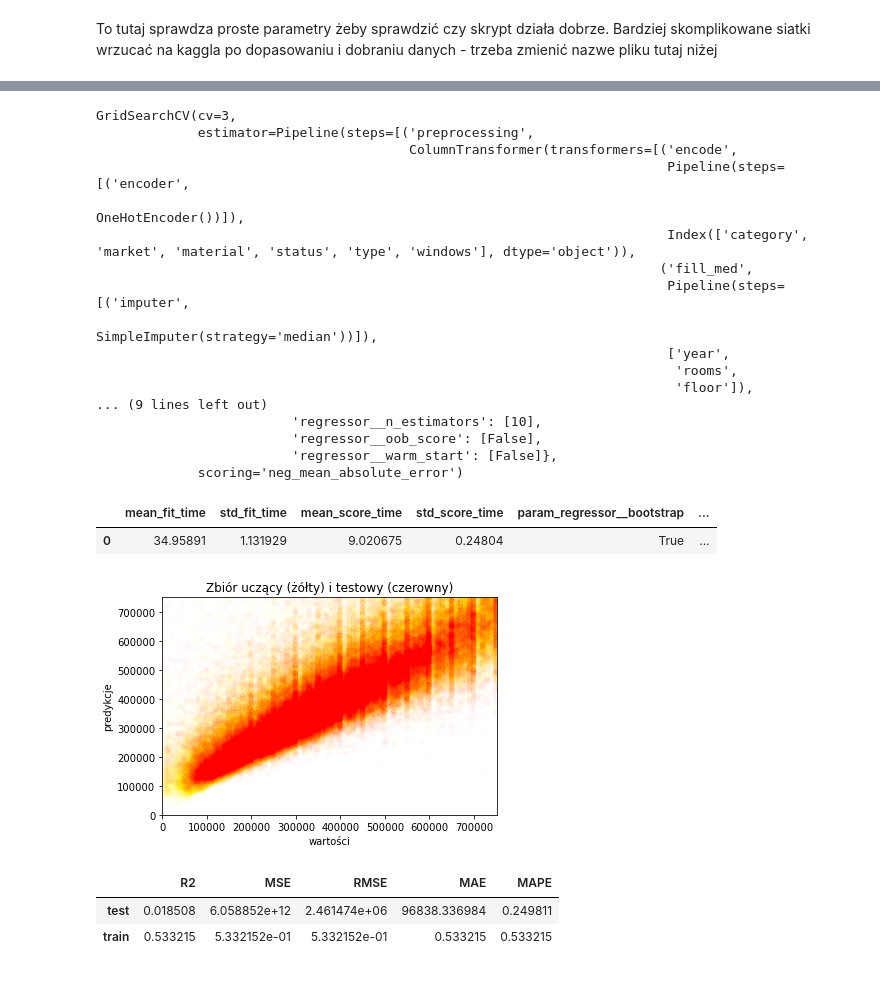
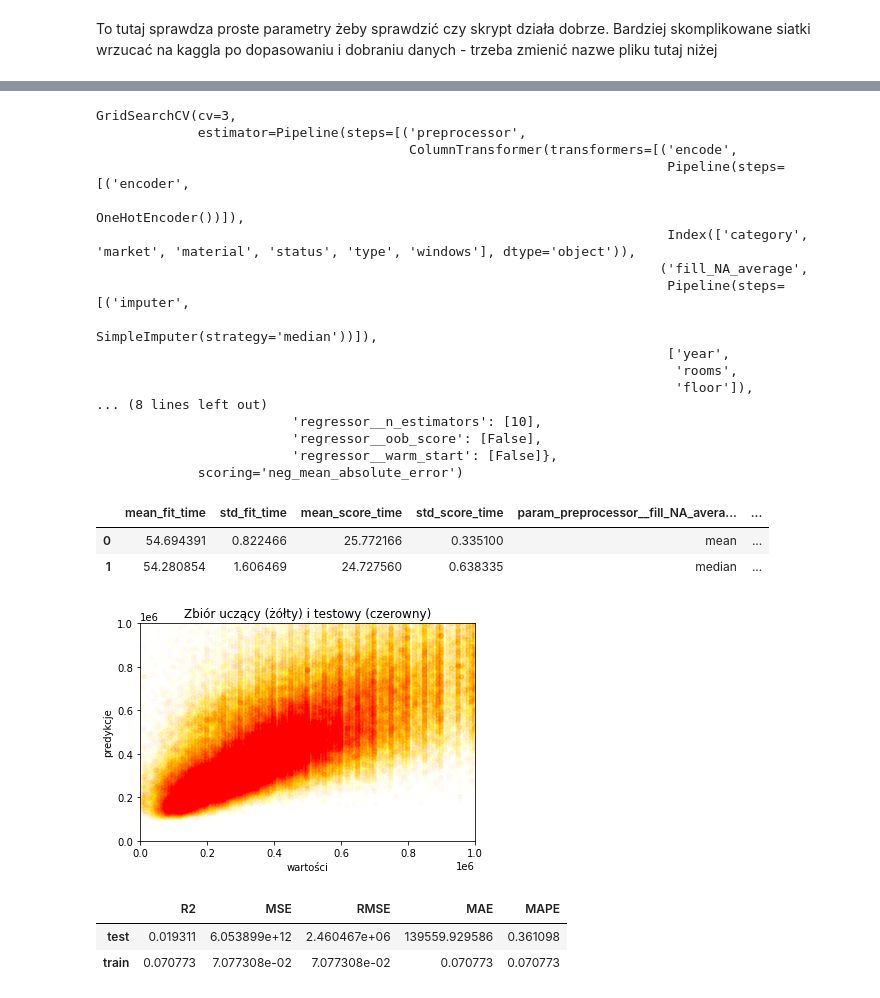
Before and after one commit to adamAfro/hereishouse, a Jupyter notebook: gridsearch/bagging.ipynb, the cells around one changed output, grey strips where cells are left out. Cells and saved outputs as stored; diff of their text form; code cells hidden in the pictures.

Commit message:
pipeline do taktyki mean albo median użyty

```diff
--- a/gridsearch/bagging.ipynb
+++ b/gridsearch/bagging.ipynb
@@ -4,7 +4,7 @@ Bardziej skomplikowane siatki wrzucać na kaggla po dopasowaniu i dobraniu danyc
 trzeba zmienić nazwe pliku tutaj niżej
 # %%
 # nazwy outputów
-TITLE = 'bagging'
+TITLE = 'bagging.10'
 
 # ścieżka do pliku z danymi
 DATA_PATH = '../dataset.reduced.csv'
@@ -17,12 +17,14 @@ OTHER_SCORES_CSV_PATERN = 'bagging'
 
 GRID = {
     'regressor__n_estimators': [10],
-    'regressor__max_samples': [0.5],
-    'regressor__max_features': [0.5],
+    'regressor__max_samples': [.001],
+    'regressor__max_features': [1.0],
     'regressor__bootstrap': [True],
     'regressor__bootstrap_features': [True],
     'regressor__oob_score': [False],
-    'regressor__warm_start': [False]
+    'regressor__warm_start': [False],
+
+    'preprocessor__fill_NA_average__imputer__strategy': ['mean', 'median']
 }
 # %%
 """Wczytanie"""
@@ -46,17 +46,17 @@ KeyboardInterrupt:
 # %%
 """Preproes NA = mediana | 0"""
 cat = train.select_dtypes(include='object').columns
-fill_med = ['year', 'rooms', 'floor']
-fill_0 = ['area_outside', 'rent']
-passthrough = [c for c in train.columns if c not in [*fill_med, *fill_0, *cat]]
+fill_NA_average = ['year', 'rooms', 'floor']
+fill_NA_0 = ['area_outside', 'rent']
+passthrough = [c for c in train.columns if c not in [*fill_NA_average, *fill_NA_0, *cat]]
 from sklearn.impute import SimpleImputer
 from sklearn.pipeline import Pipeline, make_pipeline
 from sklearn.compose import ColumnTransformer
 from sklearn.preprocessing import OneHotEncoder
-pre_med_0 = ColumnTransformer(transformers=[
+preprocessor = ColumnTransformer(transformers=[
     ('encode', Pipeline(steps=[('encoder', OneHotEncoder())]), cat),
-    ('fill_med', Pipeline(steps=[('imputer', SimpleImputer(strategy='median'))]), fill_med),
-    ('fill_0', Pipeline(steps=[('imputer', SimpleImputer(strategy='constant', fill_value=0))]), fill_0),
+    ('fill_NA_average', Pipeline(steps=[('imputer', SimpleImputer(strategy='median'))]), fill_NA_average),
+    ('fill_NA_0', Pipeline(steps=[('imputer', SimpleImputer(strategy='constant', fill_value=0))]), fill_NA_0),
     ('passthrough', make_pipeline('passthrough'), passthrough)
 ])
 # %%
@@ -65,7 +65,7 @@ from sklearn.ensemble import BaggingRegressor
 from sklearn.tree import DecisionTreeRegressor
 from sklearn.pipeline import Pipeline
 pipeline = Pipeline(steps=[
-    ('preprocessing', pre_med_0),
+    ('preprocessor', preprocessor),
     ('regressor', BaggingRegressor(estimator=DecisionTreeRegressor()))
 ])
 # %%
@@ -74,18 +74,18 @@ search = GridSearchCV(pipeline, GRID, cv=CROSS_VAL_N, scoring='neg_mean_absolute
 search.fit(train, y_train)
 # %% [output]
 GridSearchCV(cv=3,
-             estimator=Pipeline(steps=[('preprocessing',
+             estimator=Pipeline(steps=[('preprocessor',
                                         ColumnTransformer(transformers=[('encode',
                                                                          Pipeline(steps=[('encoder',
                                                                                           OneHotEncoder())]),
                                                                          Index(['category', 'market', 'material', 'status', 'type', 'windows'], dtype='object')),
-                                                                        ('fill_med',
+                                                                        ('fill_NA_average',
                                                                          Pipeline(steps=[('imputer',
                                                                                           SimpleImputer(strategy='median'))]),
                                                                          ['year',
                                                                           'rooms',
                                                                           'floor']),
-... (9 lines left out)
+... (8 lines left out)
                          'regressor__n_estimators': [10],
                          'regressor__oob_score': [False],
                          'regressor__warm_start': [False]},
@@ -107,11 +107,14 @@ for file_name in glob.glob(f'{OTHER_SCORES_CSV_PATERN}.*.csv'):
 from pandas import DataFrame, to_numeric
 cv_scores = DataFrame(search.cv_results_).drop('params', axis=1)
 cv_scores = cv_scores.apply(to_numeric, errors='coerce')
+cv_scores_errored = cv_scores.columns[cv_scores.isnull().any()].tolist()
+cv_scores[cv_scores_errored] = DataFrame(search.cv_results_)[cv_scores_errored]
 cv_scores.to_csv(f'{TITLE}.csv')
 cv_scores
 # %% [output]
-|  | mean_fit_time | std_fit_time | mean_score_time | std_score_time | param_regressor__bootstrap | ... |
-| 0 | 34.95891 | 1.131929 | 9.020675 | 0.24804 | True | ... |
+|  | mean_fit_time | std_fit_time | mean_score_time | std_score_time | param_preprocessor__fill_NA_avera... | ... |
+| 0 | 54.694391 | 0.822466 | 25.772166 | 0.335100 | mean | ... |
+| 1 | 54.280854 | 1.606469 | 24.727560 | 0.638335 | median | ... |
 # %%
 def scatter_3d(df,
     x_col, x_title,
@@ -178,16 +184,16 @@ pred_test = Series(model.predict(test))
 # %%
 """Wykres predykcji"""
 from pandas import DataFrame, Series
 DataFrame({ 'y': [*y_train, *y_test], 'p': [*pred_train, *pred_test]}).plot(
     kind='scatter',
     title="Zbiór uczący (żółty) i testowy (czerowny)",
-    x='y', xlabel='wartości', xlim=(0, pred_test.quantile(.90)),
-    y='p', ylabel='predykcje', ylim=(0, pred_test.quantile(.90)),
+    x='y', xlabel='wartości', xlim=(0, pred_test.quantile(.95)),
+    y='p', ylabel='predykcje', ylim=(0, pred_test.quantile(.95)),
     c=Series(([0] * len(pred_train) + [1] * len(pred_test))).map({0: 'yellow', 1: 'red'}),
     alpha=.01
 );
 # %% [output]
-[figure, old version]
+[figure, new version]
 # %%
 """Punktacja"""
 from sklearn import metrics
@@ -205,8 +211,8 @@ test_scores.to_csv(f'test.{TITLE}.csv')
 test_scores
 # %% [output]
 |  | R2 | MSE | RMSE | MAE | MAPE |
-| test | 0.018508 | 6.058852e+12 | 2.461474e+06 | 96838.336984 | 0.249811 |
-| train | 0.533215 | 5.332152e-01 | 5.332152e-01 | 0.533215 | 0.533215 |
+| test | 0.019311 | 6.053899e+12 | 2.460467e+06 | 139559.929586 | 0.361098 |
+| train | 0.070773 | 7.077308e-02 | 7.077308e-02 | 0.070773 | 0.070773 |
 # %%
 """Ważność cech"""
 def features_heatmap(bagging):
```
Also changed, not shown: parts of 6 cells of this notebook.
